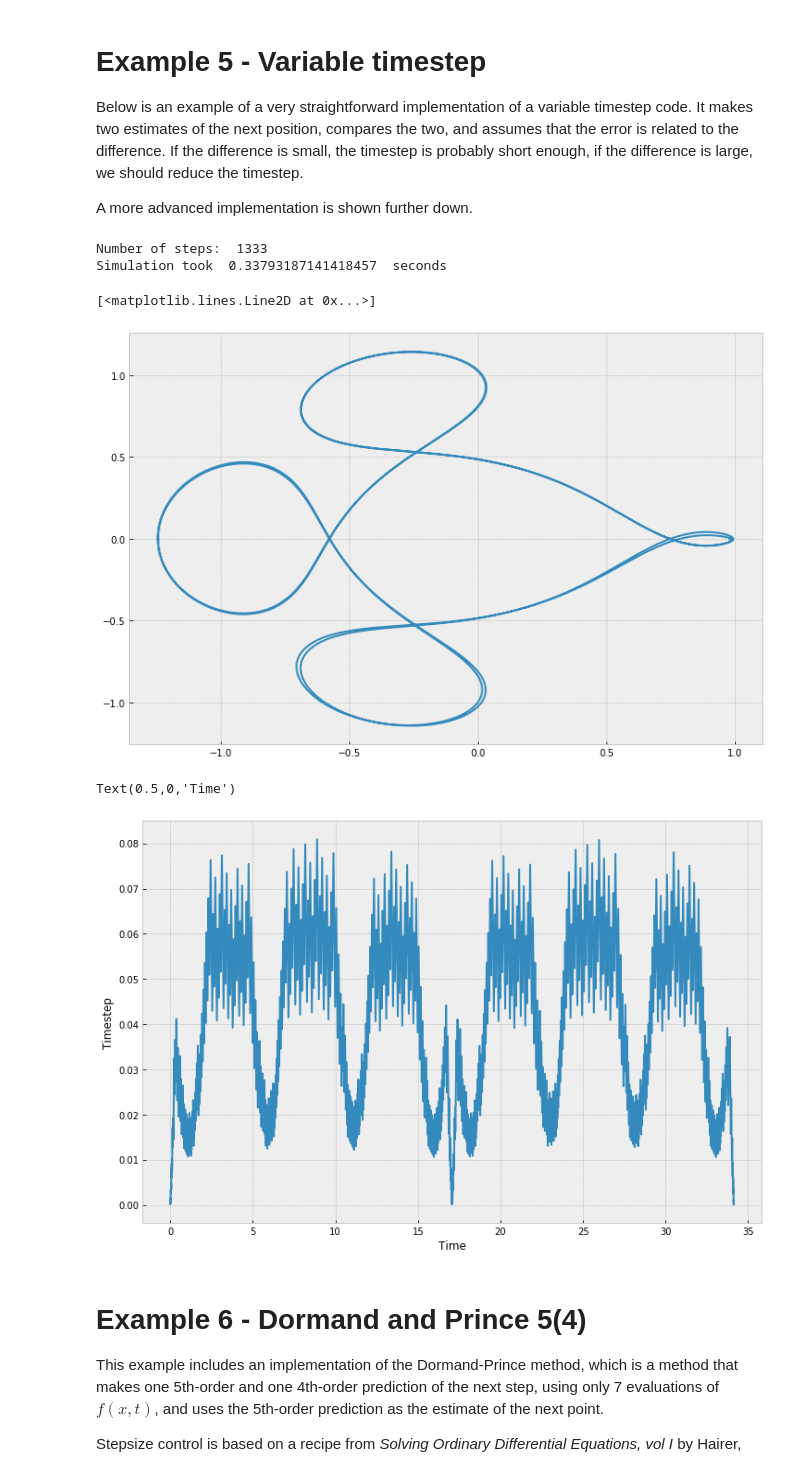
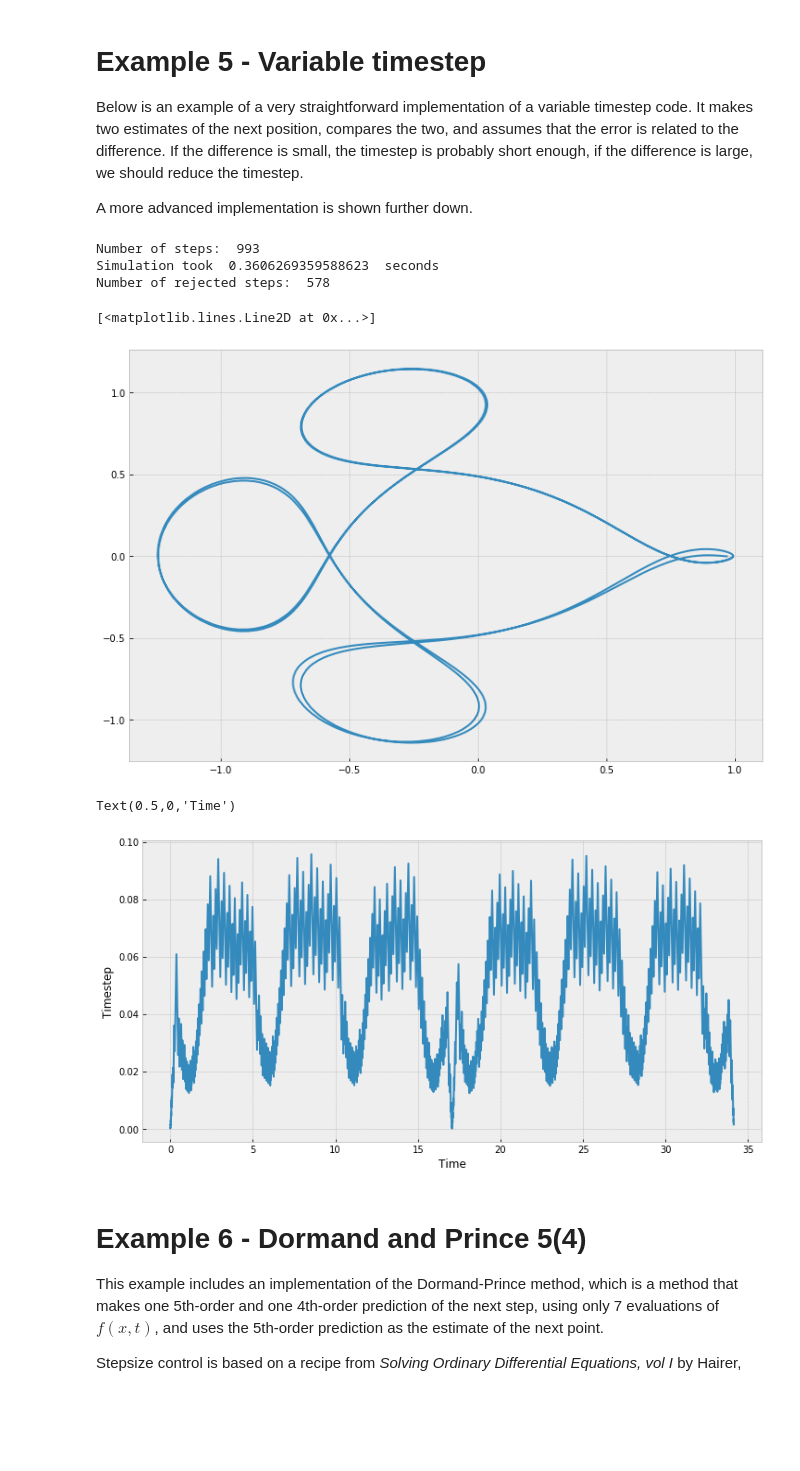
Before and after one commit to nordam/ComputationalPhysics, a Jupyter notebook: Notebooks/ODE.ipynb, the cells around one changed output. Cells and saved outputs as stored; diff of their text form; code cells hidden in the pictures; blank space fills up the shorter version.

```diff
--- a/Notebooks/ODE.ipynb
+++ b/Notebooks/ODE.ipynb
@@ -23,7 +23,7 @@ x    = 1/2
 t    = 0
 Tmax = 10
 # Timestep
-h    = 0.01
+h    = 0.1
 
 # Keep list of trajectories and times for plotting
 Xs = [x]
@@ -37,7 +37,7 @@ while t < Tmax:
     Ts.append(t)
     Xs.append(x)
 
-fig = plt.figure(figsize = (12,8))
+fig = plt.figure(figsize = (12,6))
 
 # Plot numerical solution
 plt.plot(Ts, Xs, marker = 'o', label = 'Numerical')
@@ -368,6 +368,7 @@ def variable_step_trajectory(X0, T0, Tmax, h, f, integrator, tol = 1e-3):
     X = [X0]
     T = [0.0]
     t = 0
+    rejected = 0
     while t < Tmax:
         # Make sure last step doesn't take us past Tmax
         h  = min(h, Tmax - t)
@@ -379,9 +380,11 @@ def variable_step_trajectory(X0, T0, Tmax, h, f, integrator, tol = 1e-3):
             X.append(x_)
             T.append(t_)
             t = t_
+        else:
+            rejected += 1
     # Now we must return t as well, since h is variable
     # Convert to array before returning
-    return np.array(X), np.array(T)
+    return np.array(X), np.array(T), rejected
 # %%
 t  = 0
 T  = 17.06521656015796
@@ -397,29 +400,31 @@ X0 = np.array([
 h0 = 1e-3
 # Again integrating two orbits. Compare number of steps to R-K 4 above.
 tic = time()
-Xs, Ts = variable_step_trajectory(X0, t, 2*T, h0, fa, rk43, tol = 1e-6)
+Xs, Ts, R = variable_step_trajectory(X0, t, 2*T, h0, fa, rk43, tol = 2e-6)
 toc = time()
 print('Number of steps: ', len(Ts))
 print('Simulation took ', toc - tic, ' seconds')
+print('Number of rejected steps: ', R)
 
 fig = plt.figure(figsize = (12, 8))
-plt.plot(Xs[:,0], Xs[:,2])
+plt.plot(Xs[:,0], Xs[:,2])#, marker = '.')
 # %% [output]
-Number of steps:  1333
-Simulation took  0.33793187141418457  seconds
+Number of steps:  993
+Simulation took  0.3606269359588623  seconds
+Number of rejected steps:  578
 [<matplotlib.lines.Line2D at 0x...>]
 [figure]
 # %%
 # Plot steplengths as function of time
 hs = Ts[1:] - Ts[:-1]
 
-fig = plt.figure(figsize = (12, 8))
+fig = plt.figure(figsize = (12, 6))
 plt.plot(Ts[1:], hs)
 plt.ylabel('Timestep')
 plt.xlabel('Time')
 # %% [output]
 Text(0.5,0,'Time')
-[figure, old version]
+[figure, new version]
 # %% [markdown]
 # Example 6 - Dormand and Prince 5(4)
 
```
Also changed, not shown: parts of 7 cells of this notebook.
